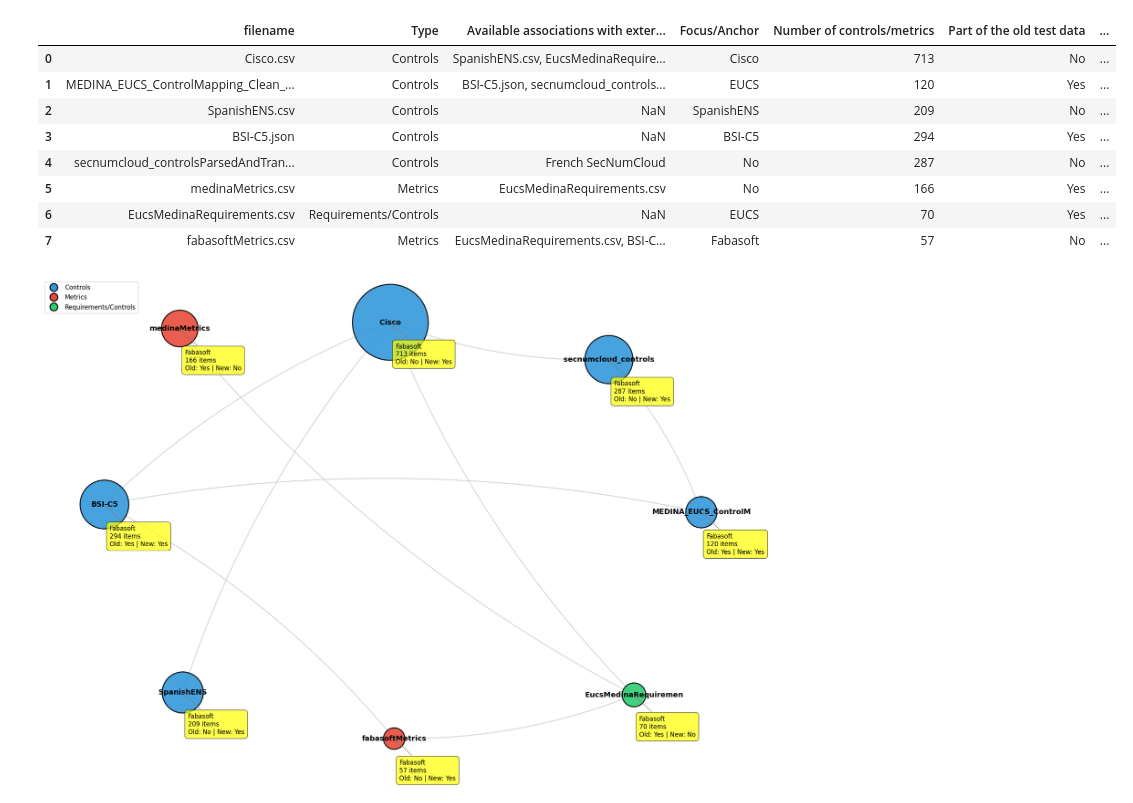
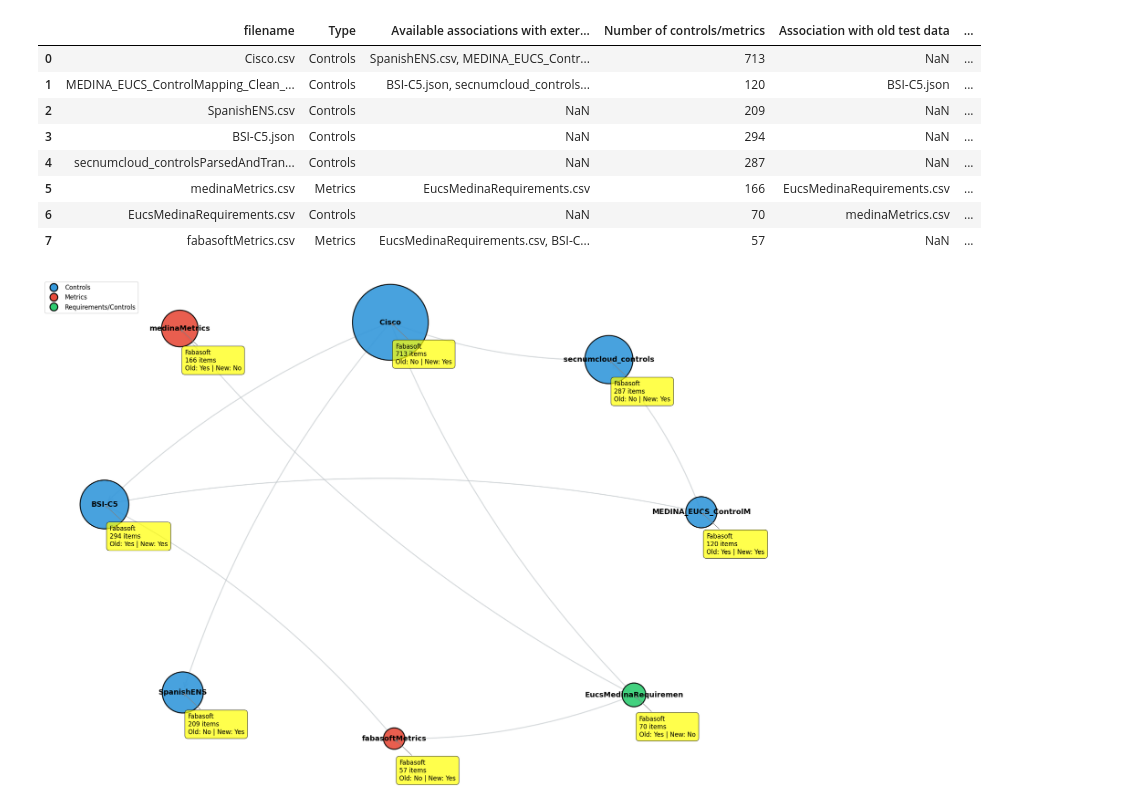
Before and after one commit to bianchi-john/ControlsMetrics, a Jupyter notebook: 2 - generateGraph.ipynb, the cells around one changed output. Drawn from its saved outputs; the diff is of its cells as text; code cells hidden in the pictures.

```diff
--- a/2 - generateGraph.ipynb
+++ b/2 - generateGraph.ipynb
@@ -27,30 +26,29 @@ memory usage: 900.0+ bytes
 # %%
 # Lista delle colonne da mantenere
 cols_to_keep = [
     'filename',
     'Type',
     'Available associations with external schemes',
-    'Focus/Anchor',
     'Number of controls/metrics',
-    'Part of the old test data',
-    'Included in new training data'
+    'Association with old test data',
+    'Association with new training data'
 ]
 
 # Crea il nuovo dataframe filtrato
 df = df[cols_to_keep]
 
 
 df
 # %% [output]
-|  | filename | Type | Available associations with exter... | Focus/Anchor | Number of controls/metrics | Part of the old test data | ... |
-| 0 | Cisco.csv | Controls | SpanishENS.csv, EucsMedinaRequire... | Cisco | 713 | No | ... |
-| 1 | MEDINA_EUCS_ControlMapping_Clean_... | Controls | BSI-C5.json, secnumcloud_controls... | EUCS | 120 | Yes | ... |
-| 2 | SpanishENS.csv | Controls | NaN | SpanishENS | 209 | No | ... |
-| 3 | BSI-C5.json | Controls | NaN | BSI-C5 | 294 | Yes | ... |
-| 4 | secnumcloud_controlsParsedAndTran... | Controls | French SecNumCloud | No | 287 | No | ... |
-| 5 | medinaMetrics.csv | Metrics | EucsMedinaRequirements.csv | No | 166 | Yes | ... |
-| 6 | EucsMedinaRequirements.csv | Requirements/Controls | NaN | EUCS | 70 | Yes | ... |
-| 7 | fabasoftMetrics.csv | Metrics | EucsMedinaRequirements.csv, BSI-C... | Fabasoft | 57 | No | ... |
+|  | filename | Type | Available associations with exter... | Number of controls/metrics | Association with old test data | ... |
+| 0 | Cisco.csv | Controls | SpanishENS.csv, MEDINA_EUCS_Contr... | 713 | NaN | ... |
+| 1 | MEDINA_EUCS_ControlMapping_Clean_... | Controls | BSI-C5.json, secnumcloud_controls... | 120 | BSI-C5.json | ... |
+| 2 | SpanishENS.csv | Controls | NaN | 209 | NaN | ... |
+| 3 | BSI-C5.json | Controls | NaN | 294 | NaN | ... |
+| 4 | secnumcloud_controlsParsedAndTran... | Controls | NaN | 287 | NaN | ... |
+| 5 | medinaMetrics.csv | Metrics | EucsMedinaRequirements.csv | 166 | EucsMedinaRequirements.csv | ... |
+| 6 | EucsMedinaRequirements.csv | Controls | NaN | 70 | medinaMetrics.csv | ... |
+| 7 | fabasoftMetrics.csv | Metrics | EucsMedinaRequirements.csv, BSI-C... | 57 | NaN | ... |
 # %%
 import matplotlib.pyplot as plt
 import networkx as nx
```
Also changed, not shown: parts of 1 cell of this notebook.
